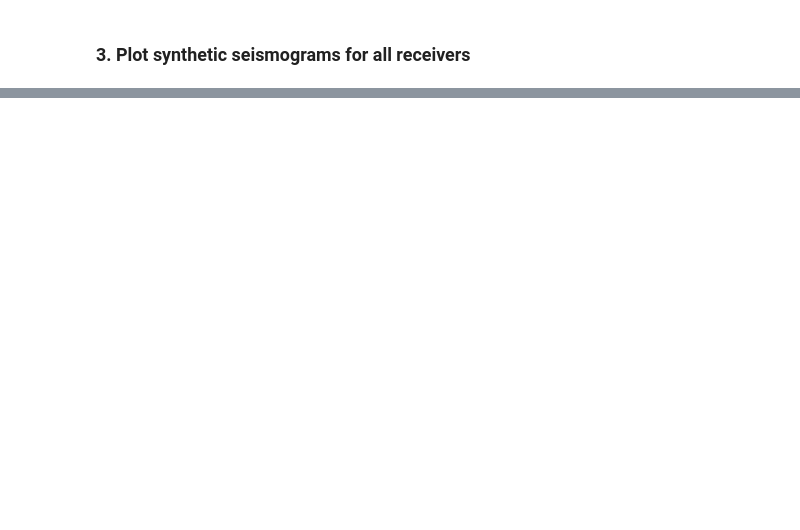
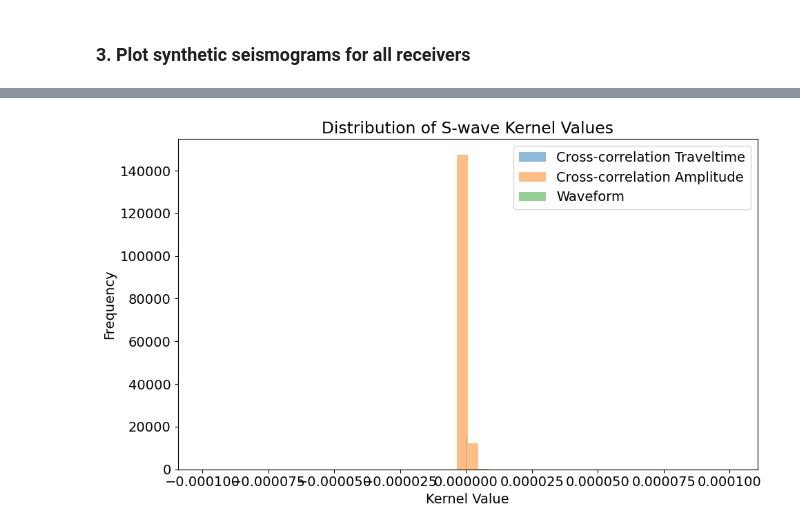
Before and after one commit to TaniMasanori/FWI_MAH575, a Jupyter notebook: JupyterNotebooks/D_Specfem2D_Kernel_MultiReceiver.ipynb, the cells around one changed output, grey strips where cells are left out. Cells and saved outputs as stored; diff of their text form; code cells hidden in the pictures; blank space fills up the shorter version.

```diff
--- a/JupyterNotebooks/D_Specfem2D_Kernel_MultiReceiver.ipynb
+++ b/JupyterNotebooks/D_Specfem2D_Kernel_MultiReceiver.ipynb
@@ -305,0 +688,81 @@ os.mkdir(SPECFEM2D_OUTPUT)
+# %%
+# Compare the kernel amplitude distributions
+if kernels:
+    fig, ax = plt.subplots(figsize=(10, 6))
+
+    for misfit_type, kernel_data in kernels.items():
+        beta_values = kernel_data[:, 4]  # beta kernel (S-wave)
+
+        # Plot histogram of non-zero kernel values
+        ax.hist(beta_values[beta_values != 0], bins=50, alpha=0.5,
+                label=misfit_names[misfit_type])
+
+    ax.set_xlabel("Kernel Value")
+    ax.set_ylabel("Frequency")
+    ax.set_title("Distribution of S-wave Kernel Values")
+    ax.legend()
+    plt.tight_layout()
+
+    # Plot kernel amplitude along a horizontal slice
+    z_index = 2000  # y-coordinate to extract (m)
+
+    fig, ax = plt.subplots(figsize=(10, 6))
+
+    for misfit_type, kernel_data in kernels.items():
+        x = kernel_data[:, 0]
+        z = kernel_data[:, 1]
+        beta = kernel_data[:, 4]
+
+        # Find points closest to the desired z-coordinate
+        z_slice_indices = np.abs(z - z_index).argsort()[:1000]  # Get closest 1000 points
+
+        # Sort by x-coordinate
+        sorted_indices = np.argsort(x[z_slice_indices])
+        x_sorted = x[z_slice_indices][sorted_indices]
+        beta_sorted = beta[z_slice_indices][sorted_indices]
+
+        # Plot the slice
+        ax.plot(x_sorted, beta_sorted, label=misfit_names[misfit_type])
+
+    ax.axvline(x=1000, color='black', linestyle='--', label='Source')
+    ax.axvline(x=3000, color='blue', linestyle='--', label='Station 1')
+
+    ax.set_xlabel("X-coordinate (m)")
+    ax.set_ylabel("Kernel Value")
+    ax.set_title(f"S-wave Kernel Values Along Z = {z_index}m")
+    ax.legend()
+    plt.tight_layout()
+
+    # Plot kernel amplitude along a vertical slice
+    x_index = 2000  # x-coordinate to extract (m)
+
+    fig, ax = plt.subplots(figsize=(10, 6))
+
+    for misfit_type, kernel_data in kernels.items():
+        x = kernel_data[:, 0]
+        z = kernel_data[:, 1]
+        beta = kernel_data[:, 4]
+
+        # Find points closest to the desired x-coordinate
+        x_slice_indices = np.abs(x - x_index).argsort()[:1000]  # Get closest 1000 points
+
+        # Sort by z-coordinate
+        sorted_indices = np.argsort(z[x_slice_indices])
+        z_sorted = z[x_slice_indices][sorted_indices]
+        beta_sorted = beta[x_slice_indices][sorted_indices]
+
+        # Plot the slice
+        ax.plot(beta_sorted, z_sorted, label=misfit_names[misfit_type])
+
+    ax.axhline(y=1000, color='red', linestyle='--', label='Station 3')
+    ax.axhline(y=3000, color='green', linestyle='--', label='Station 2')
+
+    ax.set_xlabel("Kernel Value")
+    ax.set_ylabel("Z-coordinate (m)")
+    ax.set_title(f"S-wave Kernel Values Along X = {x_index}m")
+    ax.legend()
+    plt.tight_layout()
+else:
+    print("No kernel data available for analysis")
+# %% [output]
+[figure, added]
```
Also changed, not shown: parts of 35 cells of this notebook, 2 other files.
